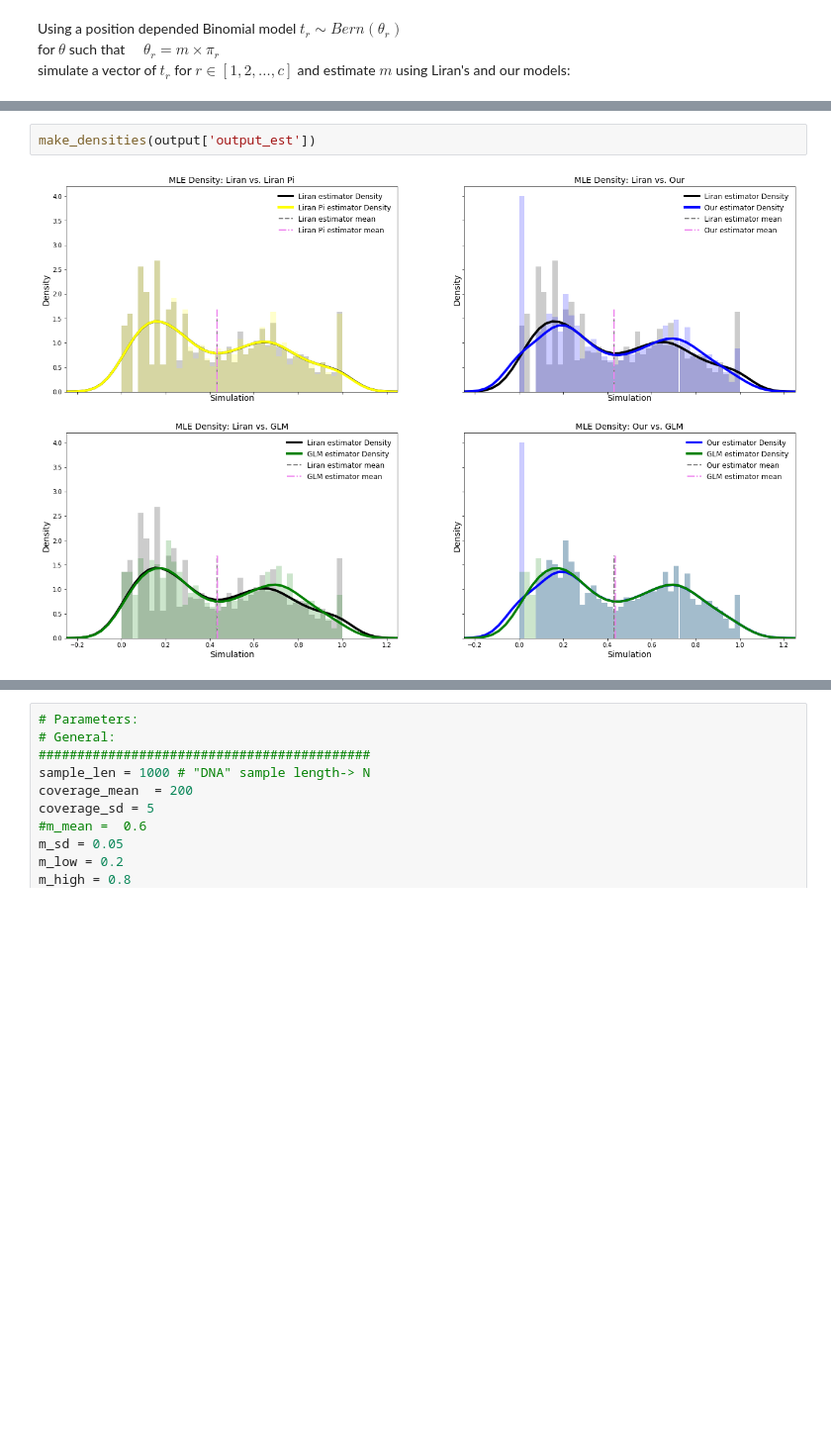
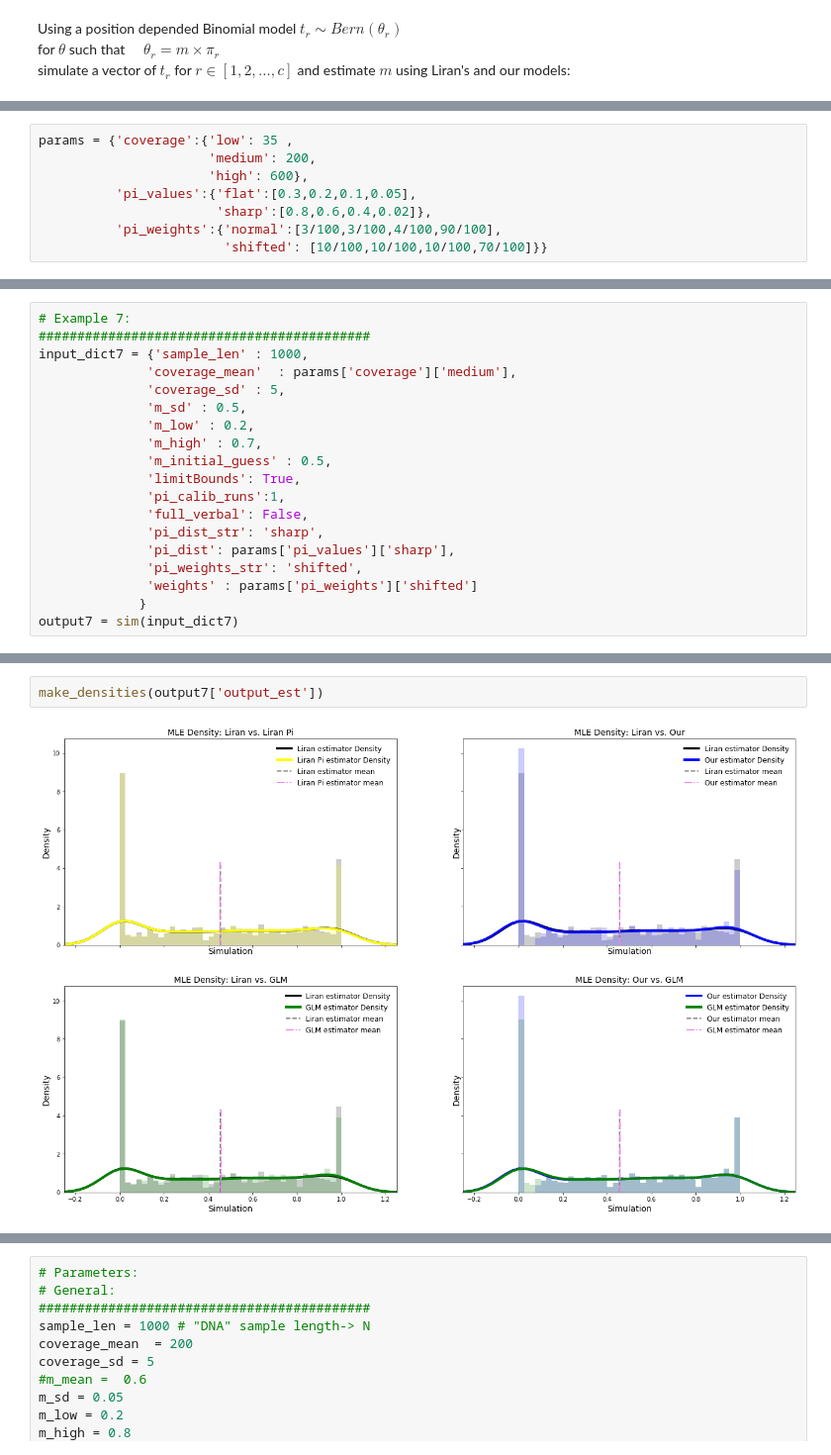
Before and after one commit to kod5kod/RandomResearch, a Jupyter notebook: deamination_simulation_v3.ipynb, the cells around one changed output, grey strips where cells are left out. Shown: that part at 99% size. Drawn from its saved outputs; the diff is of its cells as text; blank space fills up the shorter version.

```diff
--- a/deamination_simulation_v3.ipynb
+++ b/deamination_simulation_v3.ipynb
@@ -332,0 +304,8 @@ RMSE DIfference (vs. Liran) : -13.664383%
+# %%
+params = {'coverage':{'low': 35 ,
+                      'medium': 200,
+                      'high': 600},
+          'pi_values':{'flat':[0.3,0.2,0.1,0.05],
+                       'sharp':[0.8,0.6,0.4,0.02]},
+          'pi_weights':{'normal':[3/100,3/100,4/100,90/100],
+                        'shifted': [10/100,10/100,10/100,70/100]}}
@@ -332,0 +505,19 @@ RMSE DIfference (vs. Liran) : -13.664383%
+# %%
+# Example 7:
+###########################################
+input_dict7 = {'sample_len' : 1000,
+              'coverage_mean'  : params['coverage']['medium'],
+              'coverage_sd' : 5,
+              'm_sd' : 0.5,
+              'm_low' : 0.2,
+              'm_high' : 0.7,
+              'm_initial_guess' : 0.5,
+              'limitBounds': True,
+              'pi_calib_runs':1,
+              'full_verbal': False,
+              'pi_dist_str': 'sharp',
+              'pi_dist': params['pi_values']['sharp'],
+              'pi_weights_str': 'shifted',
+              'weights' : params['pi_weights']['shifted']
+             }
+output7 = sim(input_dict7)
@@ -337,4 +560,4 @@ make_scatters(output['output_est'])
 # %%
-make_densities(output['output_est'])
+make_densities(output7['output_est'])
 # %% [output]
-[figure, old version]
+[figure, new version]
```
Also changed, not shown: parts of 36 cells of this notebook.
